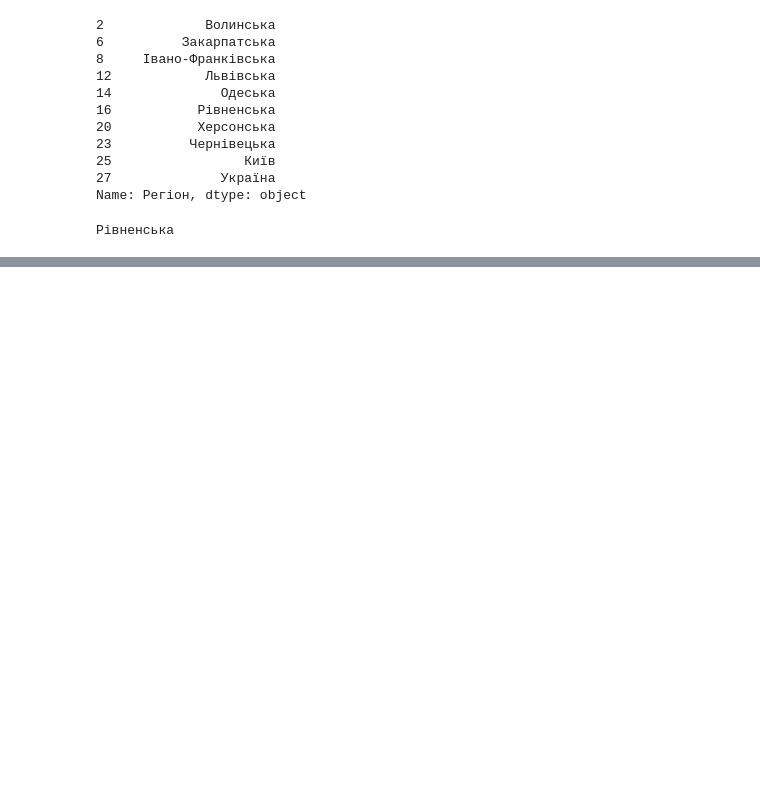
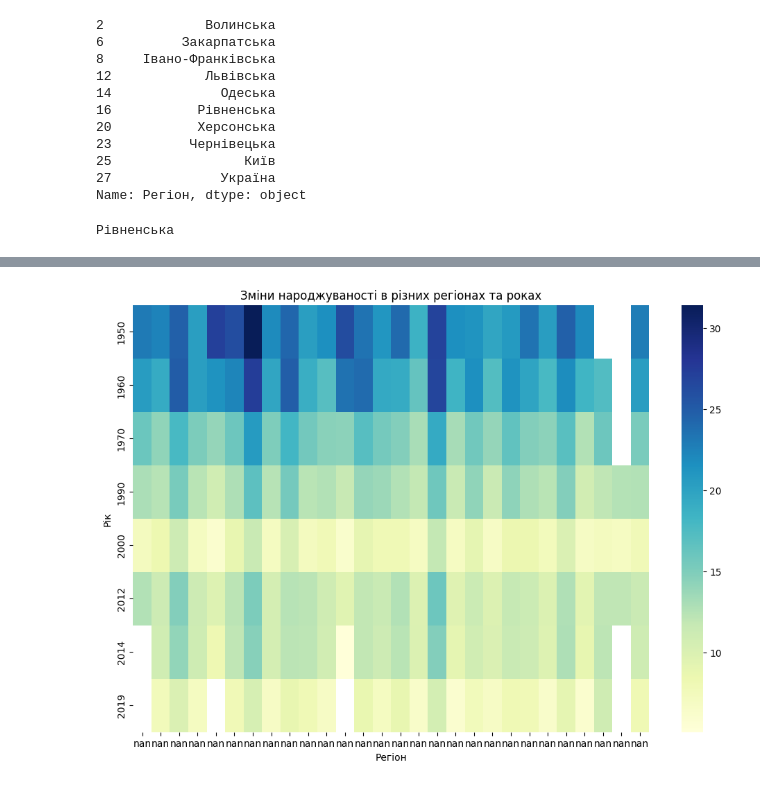
Before and after one commit to RomanTutskyi/Hw2, a Jupyter notebook: Hw2.1.ipynb, the cells around one changed output, grey strips where cells are left out. Saved outputs shown, nothing was run; the diff lists cells and outputs as text; code cells hidden in the pictures; blank space fills up the shorter version.

```diff
--- a/Hw2.1.ipynb
+++ b/Hw2.1.ipynb
@@ -288,0 +305,13 @@ Axes(0.125,0.11;0.775x0.77)
+# %%
+for col in table.columns:
+    table[col] = pd.to_numeric(table[col], errors='coerce')
+
+# Створюємо "теплову карту" для візуалізації змін народжуваності в різних роках та регіонах
+plt.figure(figsize=(12, 8))
+sns.heatmap(table.set_index('Регіон').T, cmap='YlGnBu', cbar=True)
+plt.title('Зміни народжуваності в різних регіонах та роках')
+plt.xlabel('Регіон')
+plt.ylabel('Рік')
+plt.show()
+# %% [output]
+[figure, added]
```
Also changed, not shown: parts of 4 cells of this notebook.
